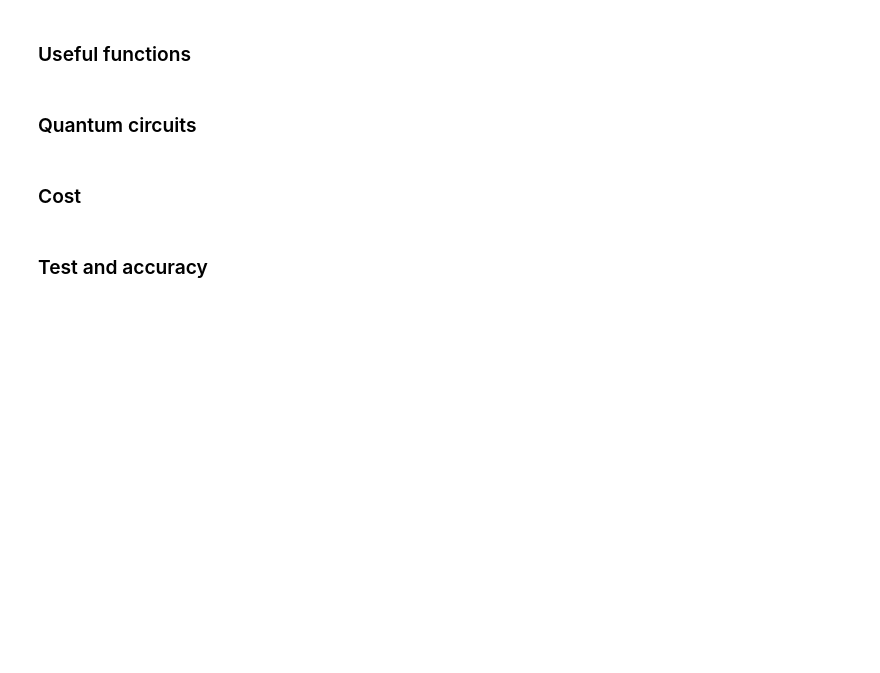
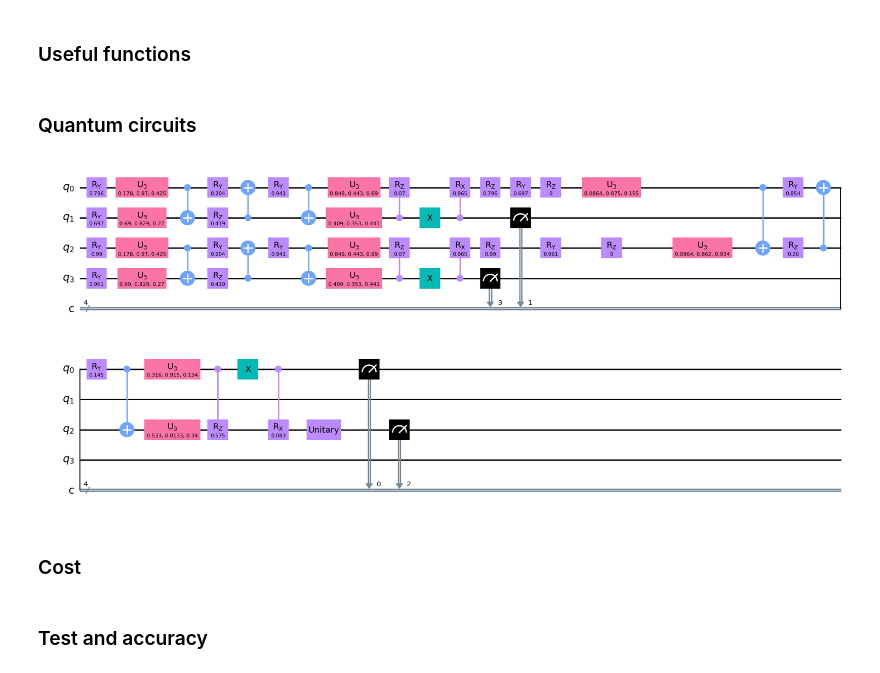
Before and after one commit to erikrecio/cuco, a Jupyter notebook: Blood Transfusion/QCNN with blood_transf.ipynb, the cells around one changed output. Drawn from its saved outputs; the diff is of its cells as text; code cells hidden in the pictures; blank space fills up the shorter version.

```diff
--- a/Blood Transfusion/QCNN with blood_transf.ipynb
+++ b/Blood Transfusion/QCNN with blood_transf.ipynb
@@ -87,11 +80,9 @@ dev = qml.device("lightning.qubit", wires=4)
 @qml.qnode(dev, interface="autograd", diff_method ="adjoint")
 def QCNN(params, x, M):
     p1 = params[0:15]
-    p2 = params[15:30]
-    p3 = params[30:32]
+    p2 = params[15:17]
+    p3 = params[17:32]
     p4 = params[32:34]
-    p5 = params[34:49]
-    p6 = params[49:51]
 
     qml.RY(x[0], wires=0)
     qml.RY(x[1], wires=1)
@@ -99,24 +90,23 @@ def QCNN(params, x, M):
     qml.RY(x[3], wires=3)
 
     U_SU4(p1, [0,1])
-    U_SU4(p2, [2,3])
-    Pooling_ansatz1(p3, [1,0])
-    Pooling_ansatz1(p4, [3,2])
-    U_SU4(p5, [0,2])
-    Pooling_ansatz1(p6, [0,2])
+    U_SU4(p1, [2,3])
+    Pooling_ansatz1(p2, [1,0])
+    Pooling_ansatz1(p2, [3,2])
+    U_SU4(p3, [0,2])
+    Pooling_ansatz1(p4, [0,2])
 
     return qml.expval(qml.Hermitian(M, wires=[2]))
 
 dev = qml.device("lightning.qubit", wires=4)
+# dev = qml.device("qiskit.aer", wires = 4)
 @qml.qnode(dev, interface="autograd", diff_method="adjoint")
 def QCNN_reuploading(params, x, M):
 
     p1 = params[0:15]
-    p2 = params[15:30]
-    p3 = params[30:32]
+    p2 = params[15:17]
+    p3 = params[17:32]
     p4 = params[32:34]
-    p5 = params[34:49]
-    p6 = params[49:51]
 
     qml.RY(x[0], wires=0)
     qml.RY(x[1], wires=1)
@@ -124,17 +114,25 @@ def QCNN_reuploading(params, x, M):
     qml.RY(x[3], wires=3)
 
     U_SU4(p1, [0,1])
-    U_SU4(p2, [2,3])
-    Pooling_ansatz1(p3, [1,0])
-    Pooling_ansatz1(p4, [3,2])
+    U_SU4(p1, [2,3])
+    Pooling_ansatz1(p2, [1,0])
+    Pooling_ansatz1(p2, [3,2])
 
     qml.Rot(x[0], x[1], 0, wires = 0)
     qml.Rot(x[2], x[3], 0, wires = 2)
 
-    U_SU4(p5, [0,2])
-    Pooling_ansatz1(p6, [0,2])
+    U_SU4(p3, [0,2])
+    Pooling_ansatz1(p4, [0,2])
 
-    return qml.expval(qml.Hermitian(M, wires=[0]))
+    return qml.expval(qml.Hermitian(M, wires=[2]))
+# %%
+params = np.random.uniform(size=(51))
+x =  np.random.uniform(size=(4))
+resultat = QCNN_reuploading(params, x, [[1,0],[0,0]])
+
+dev._circuit.draw(output ="mpl", interactive = True)
+# %% [output]
+[figure, added]
 # %% [markdown]
 ### Cost
 # %%
```
Also changed, not shown: parts of 4 cells of this notebook, 1 other file.
